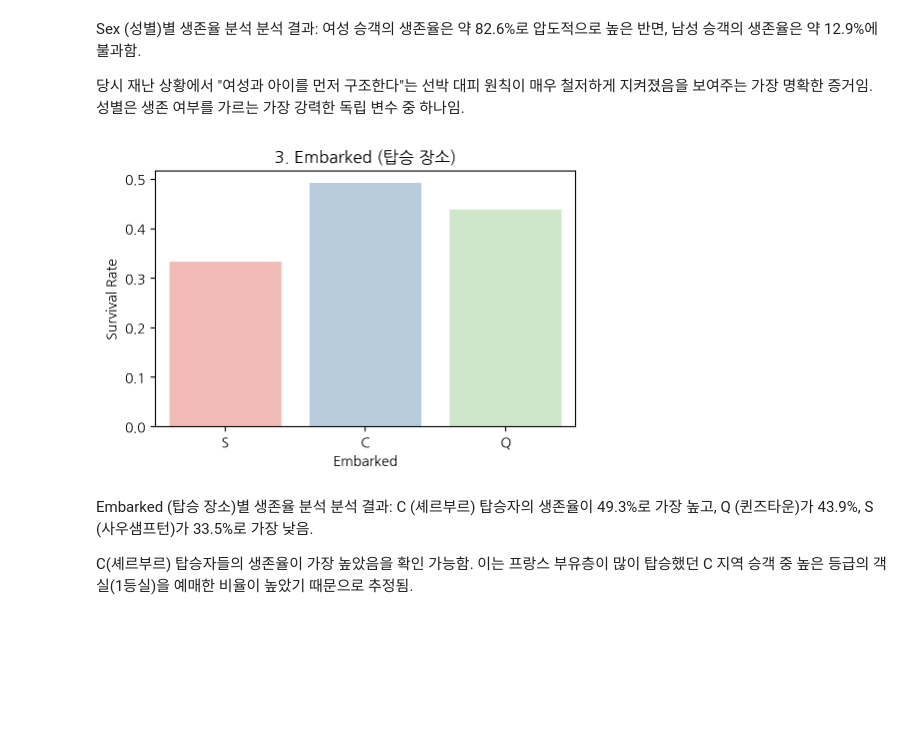
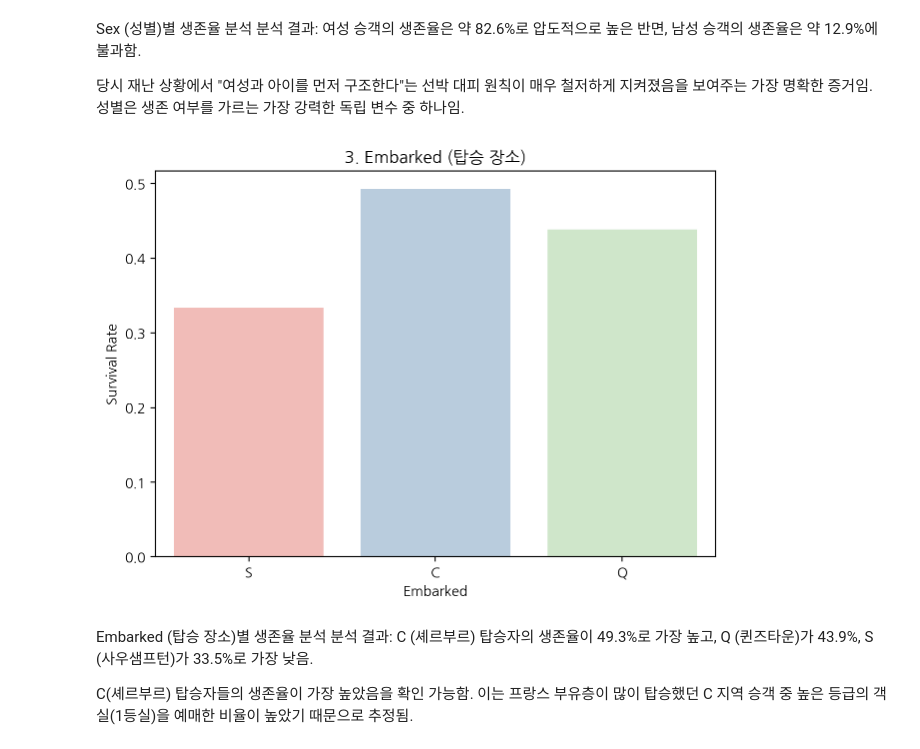
Before and after one commit to sdg331/BDA404, a Jupyter notebook: projects_01/titanic.ipynb, the cells around one changed output. Cells and saved outputs as stored; diff of their text form; code cells hidden in the pictures; blank space fills up the shorter version.

```diff
--- a/projects_01/titanic.ipynb
+++ b/projects_01/titanic.ipynb
@@ -638,19 +635,20 @@ Sex (성별)별 생존율 분석
 # %%
 import matplotlib.pyplot as plt
 import seaborn as sns
+import warnings
 
-plt.figure(figsize=(5, 3.5))
-
+# 지저분한 경고 메시지 안 보이게 가리기
+warnings.filterwarnings('ignore')
 # S, C, Q 아예 다른 3색 적용
 sns.barplot(x='Embarked', y='Survived', data=tt, palette='Pastel1', ci=None)
 
 plt.title('3. Embarked (탑승 장소)')
 plt.xlabel('Embarked')
 plt.ylabel('Survival Rate')
 plt.tight_layout()
 plt.show()
 # %% [output]
-[figure, old version]
+[figure, new version]
 # %% [markdown]
 Embarked (탑승 장소)별 생존율 분석
 분석 결과: C (셰르부르) 탑승자의 생존율이 49.3%로 가장 높고, Q (퀸즈타운)가 43.9%, S (사우샘프턴)가 33.5%로 가장 낮음.
```
Also changed, not shown: parts of 25 cells of this notebook.
